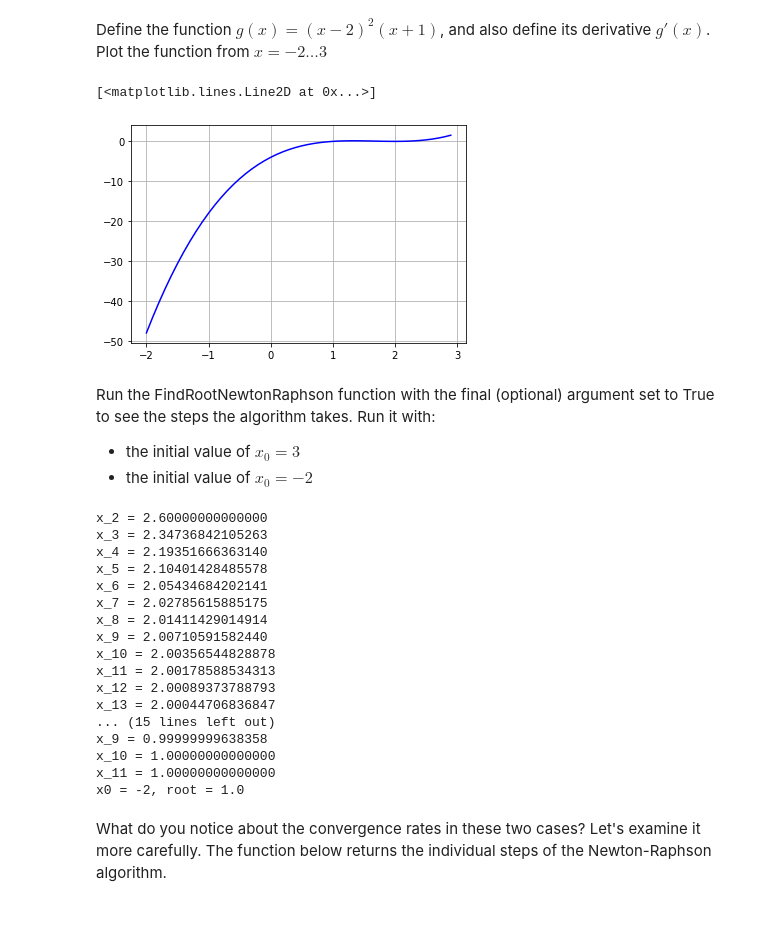
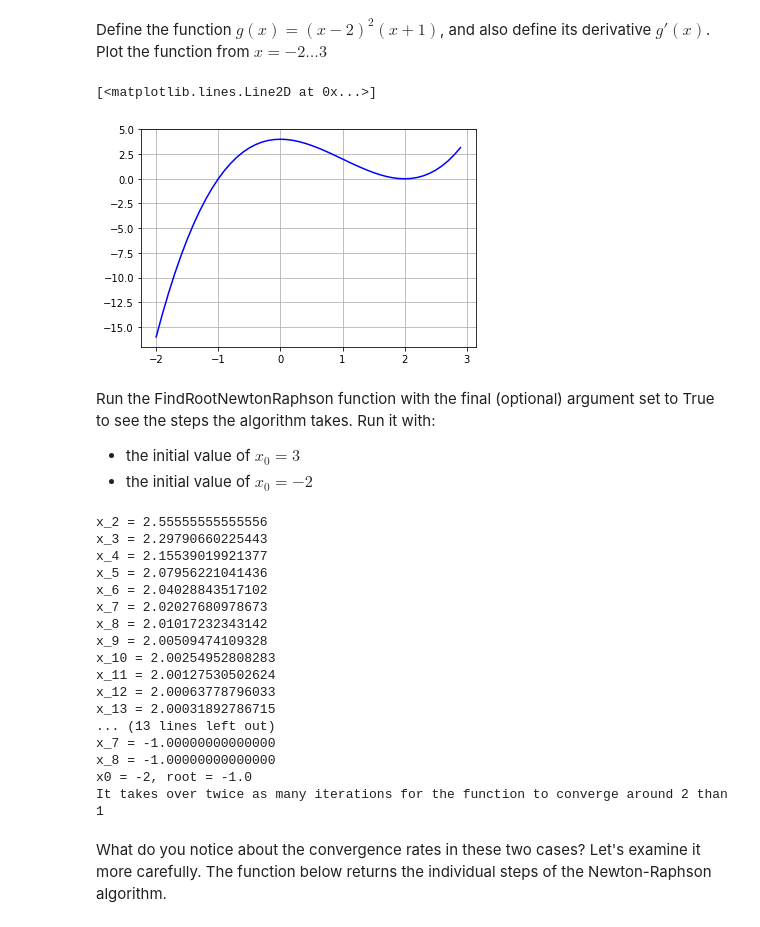
Before and after one commit to MichealHeanue/ACM20030, a Jupyter notebook: Assignment-2.ipynb, the cells around one changed output. Saved outputs shown, nothing was run; the diff lists cells and outputs as text; code cells hidden in the pictures.

```diff
--- a/Assignment-2.ipynb
+++ b/Assignment-2.ipynb
@@ -241,17 +241,17 @@ The Newton-Raphson method usual converges quadratically but it will converge mor
 Define the function $g(x) = (x-2)^2(x+1)$, and also define its derivative $g'(x)$. Plot the function from $x=-2\dots3$
 # %%
 def g(x):
-    ans = ((x-2)**2)*(x-1)
+    ans = ((x-2)**2)*(x+1)
     return ans
 def dg(x):
-    ans = (x-2)*(3*x-4)
+    ans = (x-2)*(3*x)
     return ans
 x = np.arange(-2,3,.1)
 plt.grid(True)
 plt.plot(x,g(x),'b-')
 # %% [output]
 [<matplotlib.lines.Line2D at 0x...>]
-[figure, old version]
+[figure, new version]
 # %% [markdown]
 Run the FindRootNewtonRaphson function with the final (optional) argument set to True to see the steps the algorithm takes. Run it with:
  - the initial value of $x_0 = 3$
@@ -259,25 +259,25 @@ Run the FindRootNewtonRaphson function with the final (optional) argument set to
 # %%
 print("x0 = 3, root =", FindRootNewtonRaphson(g, dg, 3, 10**-12, True))
 print("x0 = -2, root =", FindRootNewtonRaphson(g, dg, -2, 10**-12, True))
-print("It takes nearly twice as many iterations for the function to converge around 2 than 1")
+print("It takes over twice as many iterations for the function to converge around 2 than 1")
 # %% [output]
-x_2 = 2.60000000000000
-x_3 = 2.34736842105263
-x_4 = 2.19351666363140
-x_5 = 2.10401428485578
-x_6 = 2.05434684202141
-x_7 = 2.02785615885175
-x_8 = 2.01411429014914
-x_9 = 2.00710591582440
-x_10 = 2.00356544828878
-x_11 = 2.00178588534313
-x_12 = 2.00089373788793
-x_13 = 2.00044706836847
-... (15 lines left out)
-x_9 = 0.99999999638358
-x_10 = 1.00000000000000
-x_11 = 1.00000000000000
-x0 = -2, root = 1.0
+x_2 = 2.55555555555556
+x_3 = 2.29790660225443
+x_4 = 2.15539019921377
+x_5 = 2.07956221041436
+x_6 = 2.04028843517102
+x_7 = 2.02027680978673
+x_8 = 2.01017232343142
+x_9 = 2.00509474109328
+x_10 = 2.00254952808283
+x_11 = 2.00127530502624
+x_12 = 2.00063778796033
+x_13 = 2.00031892786715
+... (13 lines left out)
+x_7 = -1.00000000000000
+x_8 = -1.00000000000000
+x0 = -2, root = -1.0
+It takes over twice as many iterations for the function to converge around 2 than 1
 # %% [markdown]
 What do you notice about the convergence rates in these two cases? Let's examine it more carefully. The function below returns the individual steps of the Newton-Raphson algorithm.
 # %%
```
Also changed, not shown: parts of 2 cells of this notebook.
